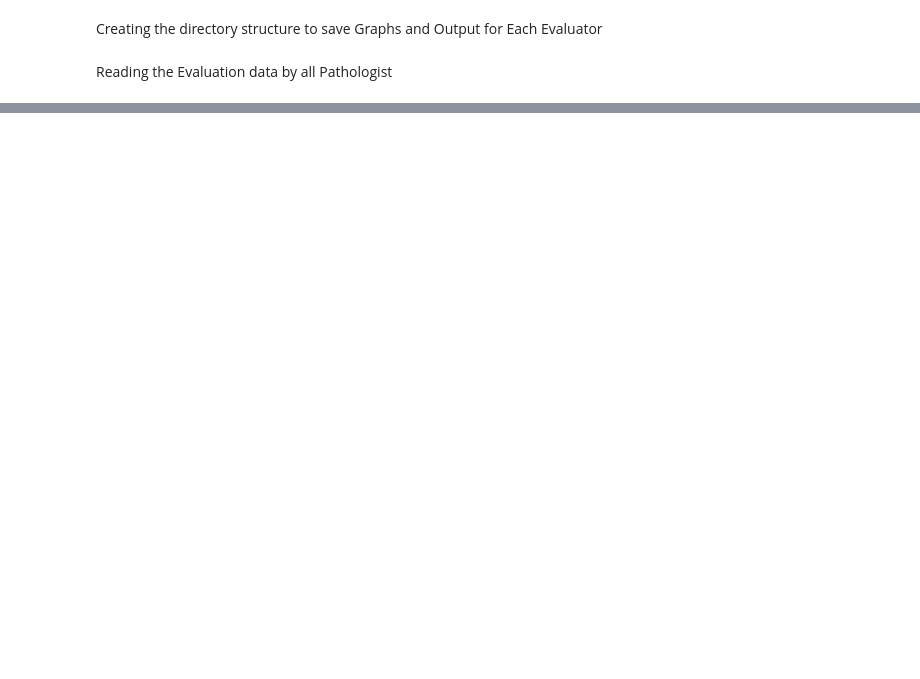
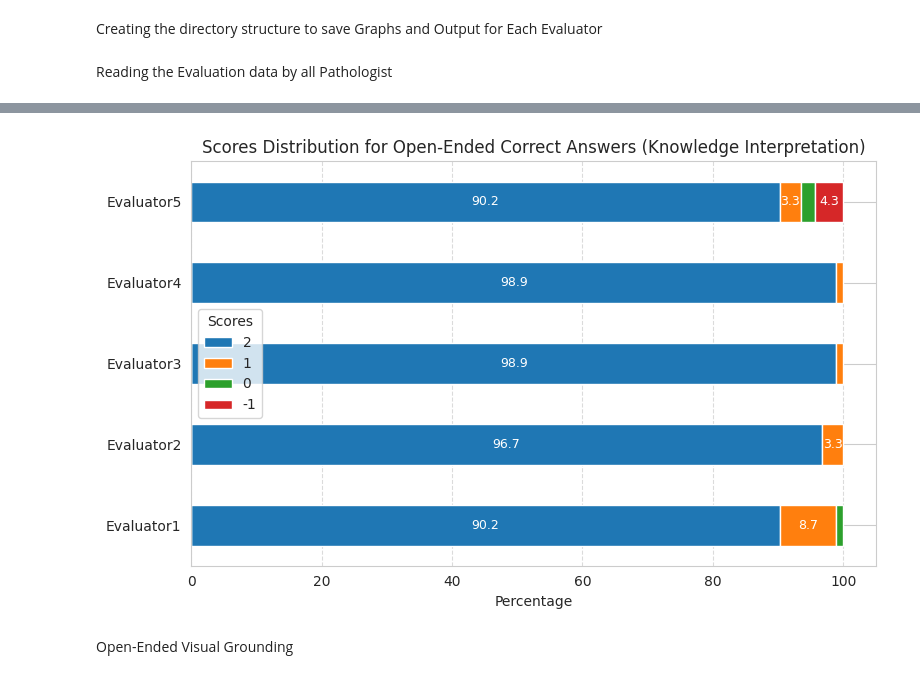
Before and after one commit to embedded-robotics/path-open-data, a Jupyter notebook: data_eval_analysis_scripts/pathopen_eval_data_analysis_combined.ipynb, the cells around one changed output, grey strips where cells are left out. Cells and saved outputs as stored; diff of their text form; code cells hidden in the pictures; blank space fills up the shorter version.

Commit message:
Added the graphs for analysis

```diff
--- a/data_eval_analysis_scripts/pathopen_eval_data_analysis_combined.ipynb
+++ b/data_eval_analysis_scripts/pathopen_eval_data_analysis_combined.ipynb
@@ -15,3 +12,0 @@ correct_answer_eval_data_path = f"output/evaluator1/pathopen_correct_answer_eval
-# %%
-with open(correct_answer_eval_data_path, "rb") as f:
-    correct_answer_eval_data = pd.read_pickle(f)
@@ -168,0 +13,12 @@ plt.show()
+# %%
+evaluator_ids = ['evaluator1', 'evaluator2', 'evaluator3', 'evaluator4', 'evaluator5']
+correct_answers_eval_data = {}
+wrong_answers_eval_data = {}
+for evaluator_id in evaluator_ids:
+    correct_answer_eval_data_path = f"output/{evaluator_id}/pathopen_correct_answer_eval_data.pkl"
+    eval_data = pd.read_pickle(correct_answer_eval_data_path)
+    correct_answers_eval_data[evaluator_id] = eval_data
+
+    wrong_answer_eval_data_path = f"output/{evaluator_id}/pathopen_wrong_answer_eval_data.pkl"
+    eval_data = pd.read_pickle(wrong_answer_eval_data_path)
+    wrong_answers_eval_data[evaluator_id] = eval_data
@@ -168,0 +29,17 @@ plt.show()
+# %%
+correct_answers_open_ended_know_inter = pd.DataFrame([correct_answers_eval_data['evaluator1'].loc['Open-Ended', 'Knowledge Interpretation'].rename('Evaluator1'),
+                                                      correct_answers_eval_data['evaluator2'].loc['Open-Ended', 'Knowledge Interpretation'].rename('Evaluator2'),
+                                                      correct_answers_eval_data['evaluator3'].loc['Open-Ended', 'Knowledge Interpretation'].rename('Evaluator3'),
+                                                      correct_answers_eval_data['evaluator4'].loc['Open-Ended', 'Knowledge Interpretation'].rename('Evaluator4'),
+                                                      correct_answers_eval_data['evaluator5'].loc['Open-Ended', 'Knowledge Interpretation'].rename('Evaluator5')])
+
+correct_answers_open_ended_know_inter['Level 2'] = round((correct_answers_open_ended_know_inter['Level 2']/correct_answers_open_ended_know_inter['Total'])*100, 2)
+correct_answers_open_ended_know_inter['Level 1'] = round((correct_answers_open_ended_know_inter['Level 1']/correct_answers_open_ended_know_inter['Total'])*100, 2)
+correct_answers_open_ended_know_inter['Level 0'] = round((correct_answers_open_ended_know_inter['Level 0']/correct_answers_open_ended_know_inter['Total'])*100, 2)
+correct_answers_open_ended_know_inter['Level -1'] = round((correct_answers_open_ended_know_inter['Level -1']/correct_answers_open_ended_know_inter['Total'])*100, 2)
+correct_answers_open_ended_know_inter = correct_answers_open_ended_know_inter.drop(columns=['Total']).rename(columns={'Level 2': '2',
+                                                                                                                      'Level 1': '1',
+                                                                                                                      'Level 0': '0',
+                                                                                                                      'Level -1': '-1'})
+
+correct_answers_open_ended_know_inter
@@ -168,0 +53,17 @@ plt.show()
+# %%
+ax = correct_answers_open_ended_know_inter.plot(kind='barh', stacked=True, figsize=(8, 5))
+for container in ax.containers:
+    labels = [f'{v.get_width():.1f}' if v.get_width() > 3 else '' for v in container]
+    ax.bar_label(container, label_type='center', fontsize=9, color='white', labels=labels)
+ax.set_title('Scores Distribution for Open-Ended Correct Answers (Knowledge Interpretation)')
+ax.set_xlabel('Percentage')
+ax.grid(axis='x', linestyle='--', alpha=0.7)
+ax.legend(title='Scores', loc='best')
+plt.xticks(rotation=0)
+plt.tight_layout()
+plt.savefig(f'{output_data_path}/pathopen_open_ended_correct_answers_know_inter.png')
+plt.show()
+# %% [output]
+[figure, added]
+# %% [markdown]
+Open-Ended Visual Grounding
```
Also changed, not shown: parts of 46 cells of this notebook, 13 other files.
